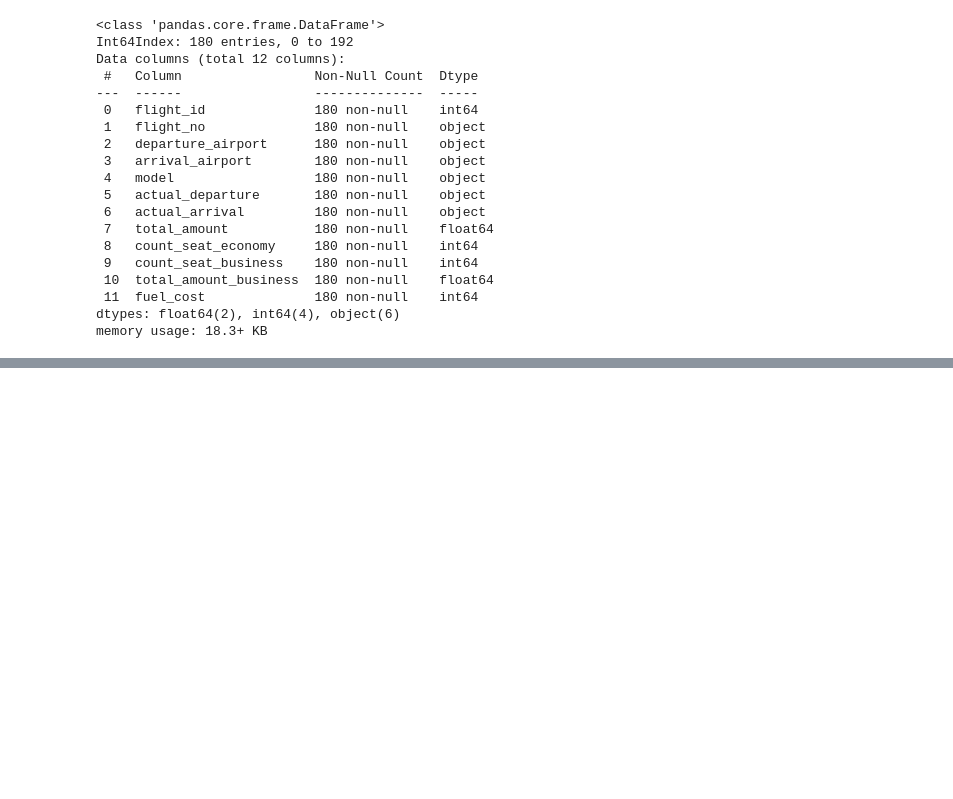
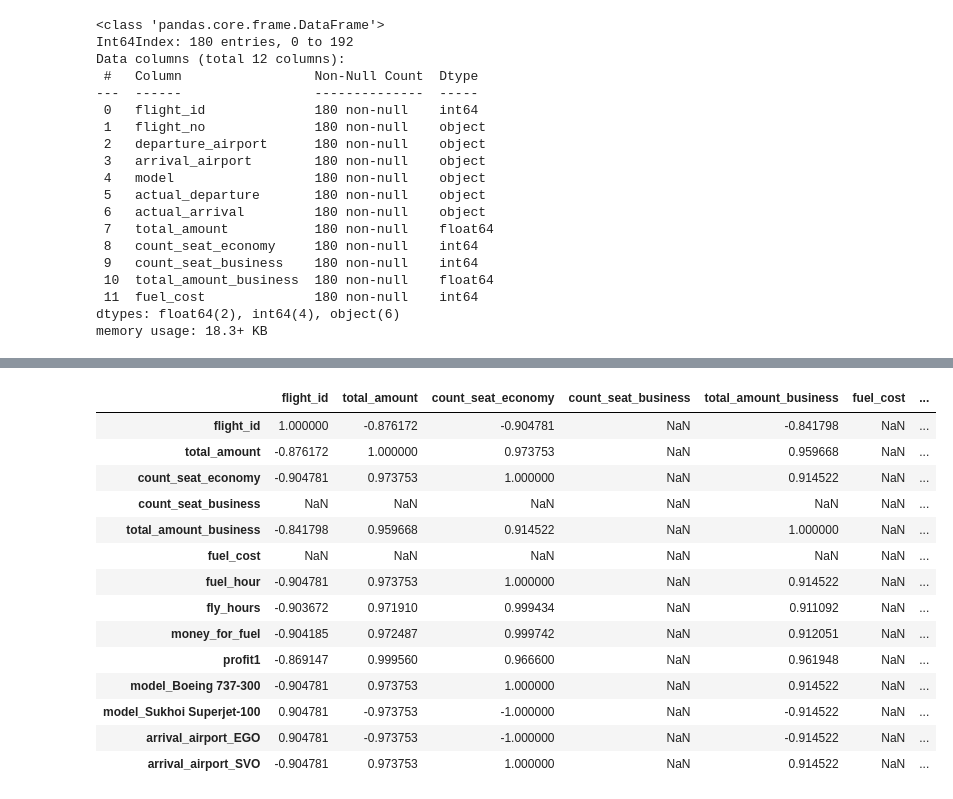
Before and after one commit to AleksandrNisch/Project_4_Skillfactory, a Jupyter notebook: Project 4 research tables.ipynb, the cells around one changed output, grey strips where cells are left out. Cells and saved outputs as stored; diff of their text form; code cells hidden in the pictures; blank space fills up the shorter version.

```diff
--- a/Project 4 research tables.ipynb
+++ b/Project 4 research tables.ipynb
@@ -138,0 +316,19 @@ memory usage: 18.3+ KB
+# %%
+corr_matrix = data4.corr(method='pearson')
+corr_matrix
+# %% [output]
+|  | flight_id | total_amount | count_seat_economy | count_seat_business | total_amount_business | fuel_cost | ... |
+| flight_id | 1.000000 | -0.876172 | -0.904781 | NaN | -0.841798 | NaN | ... |
+| total_amount | -0.876172 | 1.000000 | 0.973753 | NaN | 0.959668 | NaN | ... |
+| count_seat_economy | -0.904781 | 0.973753 | 1.000000 | NaN | 0.914522 | NaN | ... |
+| count_seat_business | NaN | NaN | NaN | NaN | NaN | NaN | ... |
+| total_amount_business | -0.841798 | 0.959668 | 0.914522 | NaN | 1.000000 | NaN | ... |
+| fuel_cost | NaN | NaN | NaN | NaN | NaN | NaN | ... |
+| fuel_hour | -0.904781 | 0.973753 | 1.000000 | NaN | 0.914522 | NaN | ... |
+| fly_hours | -0.903672 | 0.971910 | 0.999434 | NaN | 0.911092 | NaN | ... |
+| money_for_fuel | -0.904185 | 0.972487 | 0.999742 | NaN | 0.912051 | NaN | ... |
+| profit1 | -0.869147 | 0.999560 | 0.966600 | NaN | 0.961948 | NaN | ... |
+| model_Boeing 737-300 | -0.904781 | 0.973753 | 1.000000 | NaN | 0.914522 | NaN | ... |
+| model_Sukhoi Superjet-100 | 0.904781 | -0.973753 | -1.000000 | NaN | -0.914522 | NaN | ... |
+| arrival_airport_EGO | 0.904781 | -0.973753 | -1.000000 | NaN | -0.914522 | NaN | ... |
+| arrival_airport_SVO | -0.904781 | 0.973753 | 1.000000 | NaN | 0.914522 | NaN | ... |
```
Also changed, not shown: parts of 17 cells of this notebook, 1 other file.
